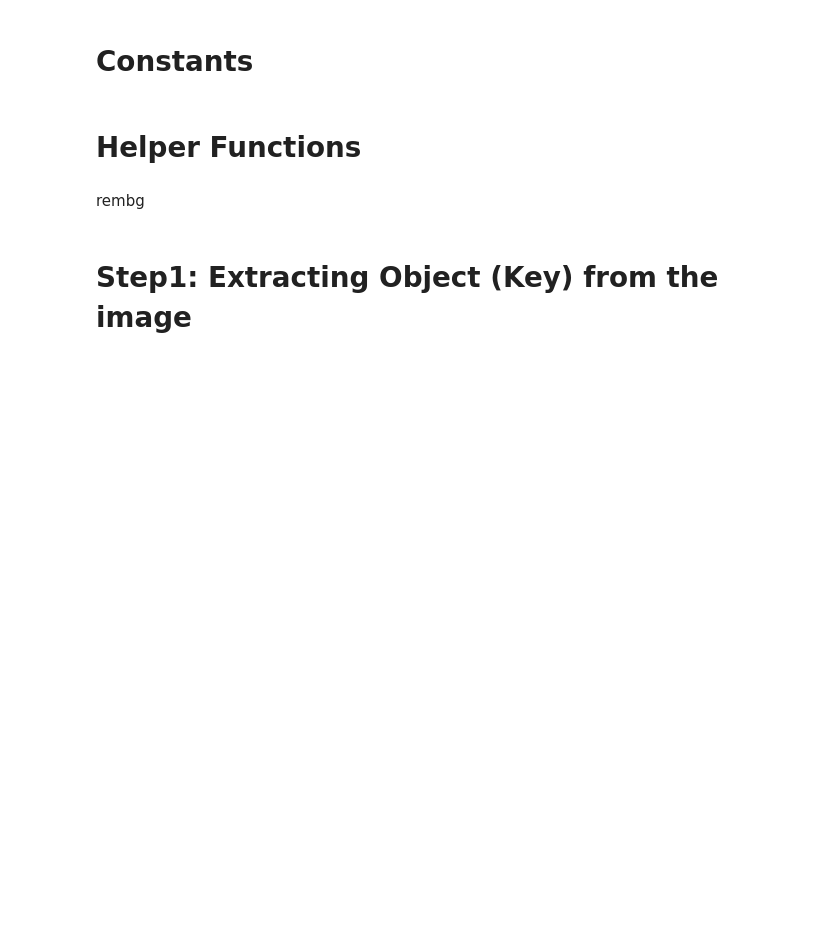
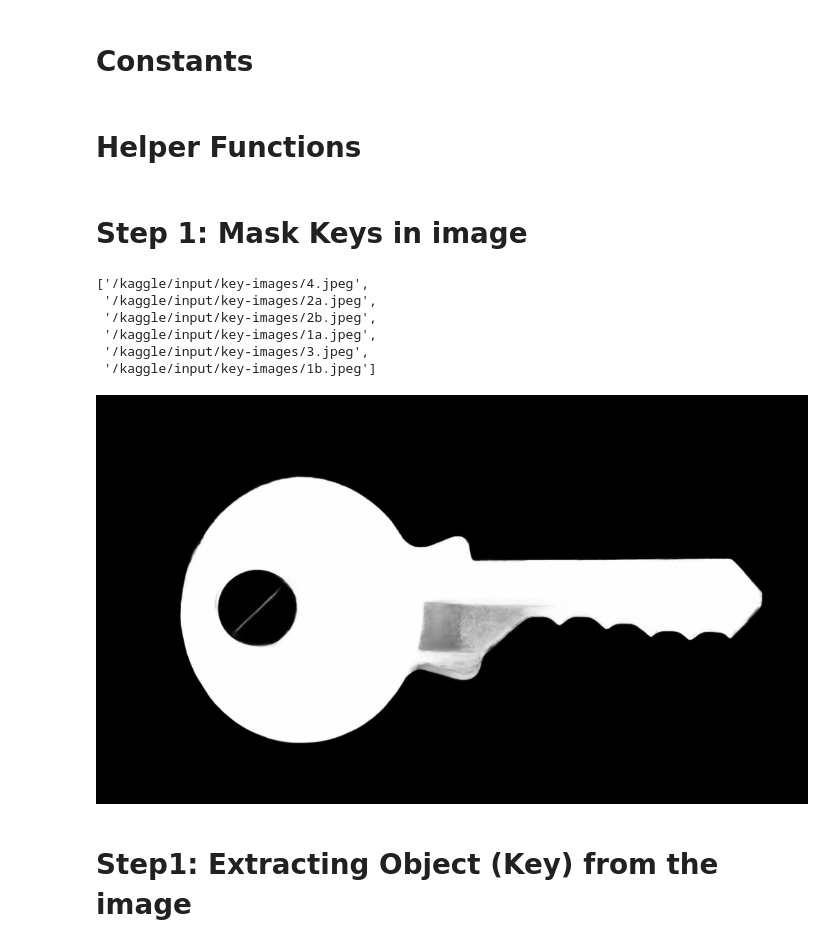
Before and after one commit to syedfaiqueali/Kaggle-Notebooks, a Jupyter notebook: key-extraction.ipynb, the cells around one changed output. Saved outputs shown, nothing was run; the diff lists cells and outputs as text; code cells hidden in the pictures; blank space fills up the shorter version.

Commit message:
Kaggle Notebook | key-extraction | Version 6

```diff
--- a/key-extraction.ipynb
+++ b/key-extraction.ipynb
@@ -81,8 +93,23 @@ def plt_img(img_data, cmap='viridis'):
     plt.imshow(img_data, cmap=cmap)
     plt.axis('off')
     plt.show()
-# %% [markdown]
-rembg
+# %% [markdown]
+# Step 1: Mask Keys in image
+# %%
+get_dataset_images_path(BASE_PATH)
+# %% [output]
+['/kaggle/input/key-images/4.jpeg',
+ '/kaggle/input/key-images/2a.jpeg',
+ '/kaggle/input/key-images/2b.jpeg',
+ '/kaggle/input/key-images/1a.jpeg',
+ '/kaggle/input/key-images/3.jpeg',
+ '/kaggle/input/key-images/1b.jpeg']
+# %%
+img = Image.open(f'{BASE_PATH}3.jpeg')
+new_img = remove_bg(img, only_mask=True)
+new_img
+# %% [output]
+[figure, added]
 # %% [markdown]
 # Step1: Extracting Object (Key) from the image
 # %%
```
Also changed, not shown: parts of 3 cells of this notebook.
